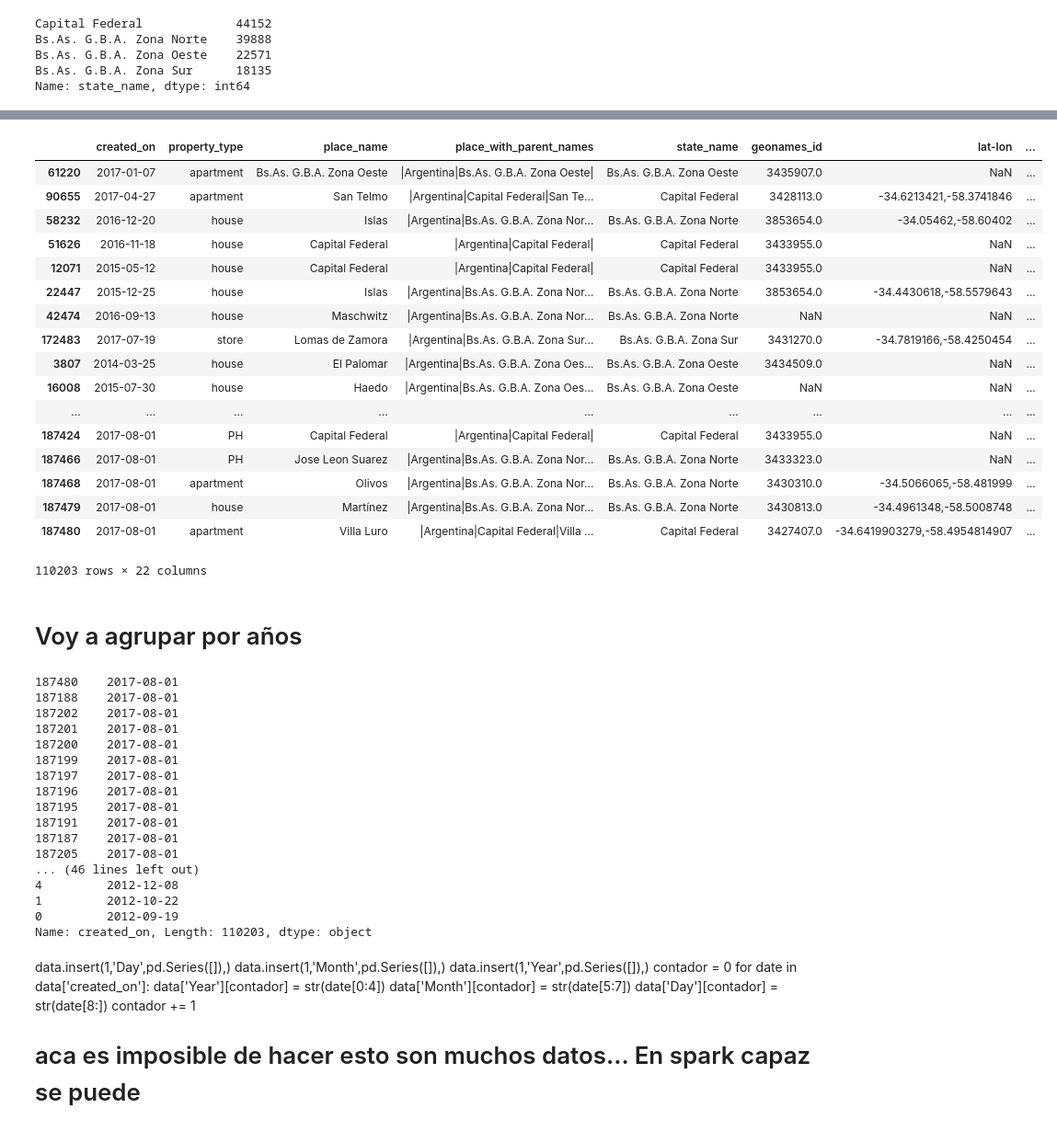
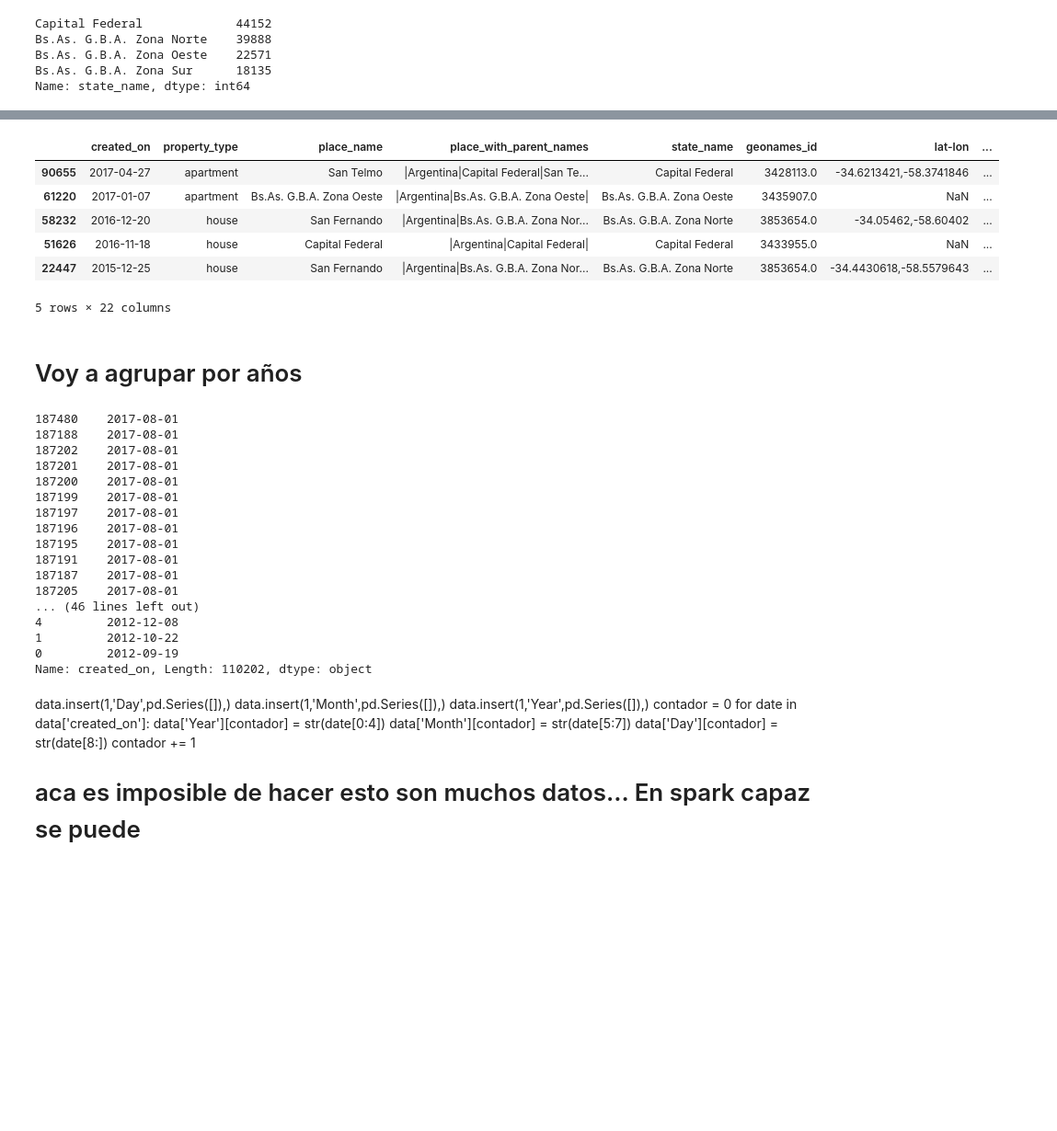
Before and after one commit to LucianoGiannotti/ProperatiDatosTP, a Jupyter notebook: Depuracion de datos.ipynb, the cells around one changed output, grey strips where cells are left out. Shown at 92% size. Drawn from its saved outputs; the diff is of its cells as text; code cells hidden in the pictures; blank space fills up the shorter version.

```diff
--- a/Depuracion de datos.ipynb
+++ b/Depuracion de datos.ipynb
@@ -55,0 +77,13 @@ memory usage: 31.5+ MB
+# %%
+data.loc[data.place_name.isnull(),'place_name'] = 'Tigre'
+# %%
+def place_name_from_parent(x): ## Segun vi el 3 item del place es generalmente el lugar
+    list = x.split('|')
+    if(len(list) < 5):
+        return list[2]
+    else:
+        return list[3]
+# %%
+data.loc[:,'place_name'] = data.place_with_parent_names.apply(place_name_from_parent) ## esto quita muchos problemas
+                                                                                    ## de place name como nombres de country
+                                                                                    ## o palermo soho
@@ -131,6 +205,7 @@ dtypes: float64(13), object(9)
 memory usage: 2.6+ MB
 # %%
 data.dropna(axis=0,subset=['price'],inplace=True) ## drop de los datos sin precio
+data = data.loc[data['price'] > 0,:]
 # %%
 data.info()
 ## hay muchos datos con precio pero sin precios por m2
@@ -233,24 +285,13 @@ data[:].sort_values('expenses',ascending = False) # Hay expensas que solo las pa
 # %%
-data[:].sort_values('surface_total_in_m2',ascending = False) #El title corrobora el valor de surface
+data[:].sort_values('surface_total_in_m2',ascending = False).head() #El title corrobora el valor de surface
 # %% [output]
 |  | created_on | property_type | place_name | place_with_parent_names | state_name | geonames_id | lat-lon | ... |
+| 90655 | 2017-04-27 | apartment | San Telmo | |Argentina|Capital Federal|San Te... | Capital Federal | 3428113.0 | -34.6213421,-58.3741846 | ... |
 | 61220 | 2017-01-07 | apartment | Bs.As. G.B.A. Zona Oeste | |Argentina|Bs.As. G.B.A. Zona Oeste| | Bs.As. G.B.A. Zona Oeste | 3435907.0 | NaN | ... |
-| 90655 | 2017-04-27 | apartment | San Telmo | |Argentina|Capital Federal|San Te... | Capital Federal | 3428113.0 | -34.6213421,-58.3741846 | ... |
-| 58232 | 2016-12-20 | house | Islas | |Argentina|Bs.As. G.B.A. Zona Nor... | Bs.As. G.B.A. Zona Norte | 3853654.0 | -34.05462,-58.60402 | ... |
+| 58232 | 2016-12-20 | house | San Fernando | |Argentina|Bs.As. G.B.A. Zona Nor... | Bs.As. G.B.A. Zona Norte | 3853654.0 | -34.05462,-58.60402 | ... |
 | 51626 | 2016-11-18 | house | Capital Federal | |Argentina|Capital Federal| | Capital Federal | 3433955.0 | NaN | ... |
-| 12071 | 2015-05-12 | house | Capital Federal | |Argentina|Capital Federal| | Capital Federal | 3433955.0 | NaN | ... |
-| 22447 | 2015-12-25 | house | Islas | |Argentina|Bs.As. G.B.A. Zona Nor... | Bs.As. G.B.A. Zona Norte | 3853654.0 | -34.4430618,-58.5579643 | ... |
-| 42474 | 2016-09-13 | house | Maschwitz | |Argentina|Bs.As. G.B.A. Zona Nor... | Bs.As. G.B.A. Zona Norte | NaN | NaN | ... |
-| 172483 | 2017-07-19 | store | Lomas de Zamora | |Argentina|Bs.As. G.B.A. Zona Sur... | Bs.As. G.B.A. Zona Sur | 3431270.0 | -34.7819166,-58.4250454 | ... |
-| 3807 | 2014-03-25 | house | El Palomar | |Argentina|Bs.As. G.B.A. Zona Oes... | Bs.As. G.B.A. Zona Oeste | 3434509.0 | NaN | ... |
-| 16008 | 2015-07-30 | house | Haedo | |Argentina|Bs.As. G.B.A. Zona Oes... | Bs.As. G.B.A. Zona Oeste | NaN | NaN | ... |
-| ... | ... | ... | ... | ... | ... | ... | ... | ... |
-| 187424 | 2017-08-01 | PH | Capital Federal | |Argentina|Capital Federal| | Capital Federal | 3433955.0 | NaN | ... |
-| 187466 | 2017-08-01 | PH | Jose Leon Suarez | |Argentina|Bs.As. G.B.A. Zona Nor... | Bs.As. G.B.A. Zona Norte | 3433323.0 | NaN | ... |
-| 187468 | 2017-08-01 | apartment | Olivos | |Argentina|Bs.As. G.B.A. Zona Nor... | Bs.As. G.B.A. Zona Norte | 3430310.0 | -34.5066065,-58.481999 | ... |
-| 187479 | 2017-08-01 | house | Martínez | |Argentina|Bs.As. G.B.A. Zona Nor... | Bs.As. G.B.A. Zona Norte | 3430813.0 | -34.4961348,-58.5008748 | ... |
-| 187480 | 2017-08-01 | apartment | Villa Luro | |Argentina|Capital Federal|Villa ... | Capital Federal | 3427407.0 | -34.6419903279,-58.4954814907 | ... |
+| 22447 | 2015-12-25 | house | San Fernando | |Argentina|Bs.As. G.B.A. Zona Nor... | Bs.As. G.B.A. Zona Norte | 3853654.0 | -34.4430618,-58.5579643 | ... |
-110203 rows × 22 columns
+5 rows × 22 columns
 # %% [markdown]
 # Voy a agrupar por años
 # %%
@@ -272,7 +313,7 @@ data['created_on'].sort_values(ascending = False)[:] # los años van de 2017 a 2
 4         2012-12-08
 1         2012-10-22
 0         2012-09-19
-Name: created_on, Length: 110203, dtype: object
+Name: created_on, Length: 110202, dtype: object
 # %%
 sells_2017 = data[data['created_on'].str.contains("2017")]
 sells_2016 = data[data['created_on'].str.contains("2016")]
```
Also changed, not shown: parts of 31 cells of this notebook.
